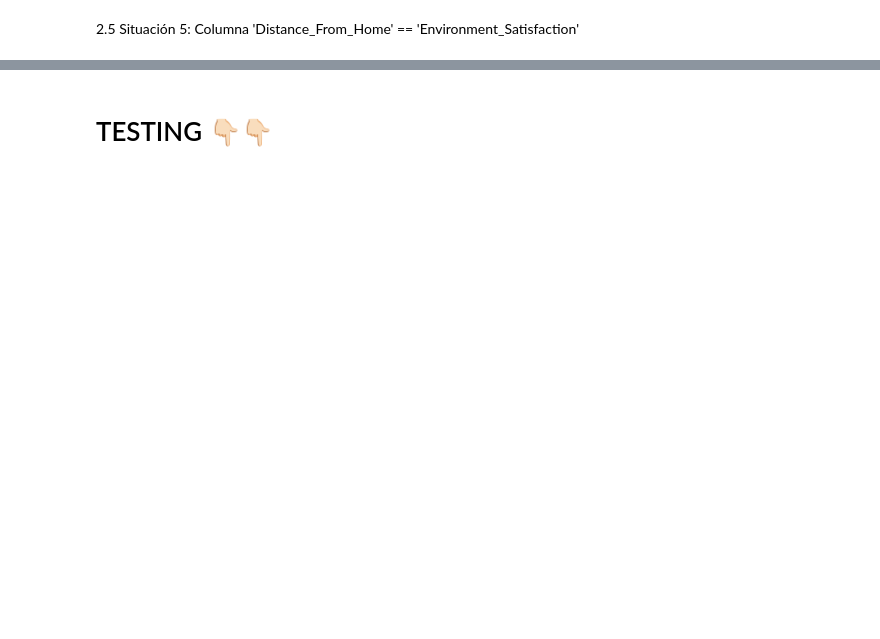
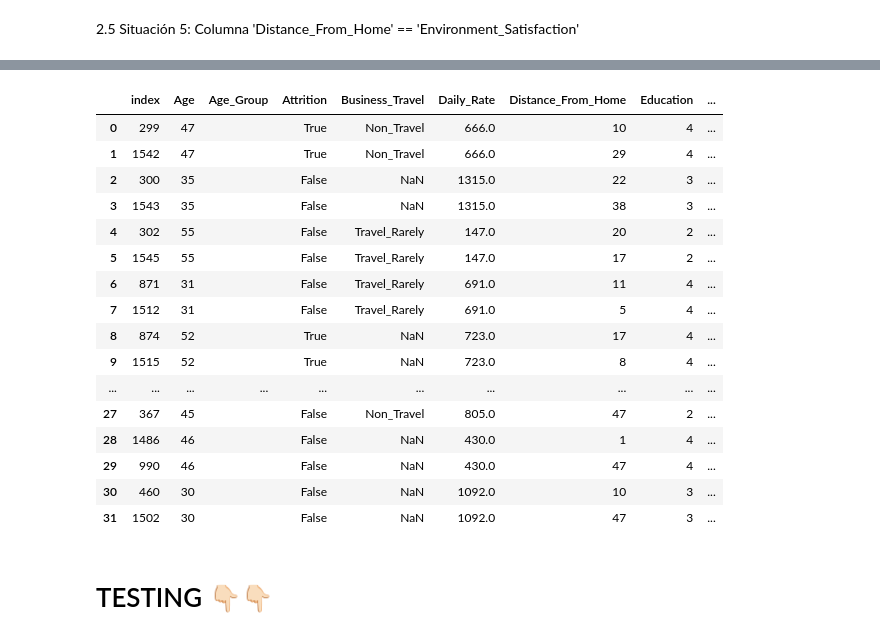
Before and after one commit to nuriancg/project-da-promo-H-module-3-team-1, a Jupyter notebook: Fase2_Nuria.ipynb, the cells around one changed output, grey strips where cells are left out. Saved outputs shown, nothing was run; the diff lists cells and outputs as text; code cells hidden in the pictures; blank space fills up the shorter version.

```diff
--- a/Fase2_Nuria.ipynb
+++ b/Fase2_Nuria.ipynb
@@ -331,0 +362,4 @@ df[df['Employee_Number'].isin(df['Employee_Number'][df['Employee_Number'].duplic
+# %%
+df_duplicados3 = df_duplicados2[df_duplicados2['Hourly_Rate']==99999]
+df_duplicados4 =df_duplicados3.loc[df_duplicados3['Employee_Number']!=99999,:]
+df_duplicados4
@@ -332 +376,6 @@ df[df['Employee_Number'].isin(df['Employee_Number'][df['Employee_Number'].duplic
+# %%
+lista_index_situacion_4= df_duplicados4['index'].tolist()
+# %%
+for employee in lista_index_situacion_4:
+    df.drop(employee,axis=0,inplace=True)
 # %%
@@ -350,2 +385,6 @@ Name: Employee_Number, Length: 1496, dtype: bool
 # %% [markdown]
 2.5 Situación 5: Columna 'Distance_From_Home' == 'Environment_Satisfaction'
+# %%
+df_duplicados_s5_1 = df[df['Employee_Number'].isin(df['Employee_Number'][df['Employee_Number'].duplicated() ])].sort_values('Employee_Number')
+df_duplicados_s5_1.reset_index(inplace=True)
+df_duplicados_s5_1
@@ -352,2 +405,24 @@ Name: Employee_Number, Length: 1496, dtype: bool
+# %%
+df_duplicados_s5_2 = df_duplicados_s5_1[df_duplicados_s5_1['Distance_From_Home']==df_duplicados_s5_1['Environment_Satisfaction']]
+df_duplicados_s5_3 = df_duplicados_s5_1.loc[df_duplicados_s5_1['Employee_Number']!=99999,:]
+df_duplicados_s5_3
+# %% [output]
+|  | index | Age | Age_Group | Attrition | Business_Travel | Daily_Rate | Distance_From_Home | Education | ... |
+| 0 | 299 | 47 |  | True | Non_Travel | 666.0 | 10 | 4 | ... |
+| 1 | 1542 | 47 |  | True | Non_Travel | 666.0 | 29 | 4 | ... |
+| 2 | 300 | 35 |  | False | NaN | 1315.0 | 22 | 3 | ... |
+| 3 | 1543 | 35 |  | False | NaN | 1315.0 | 38 | 3 | ... |
+| 4 | 302 | 55 |  | False | Travel_Rarely | 147.0 | 20 | 2 | ... |
+| 5 | 1545 | 55 |  | False | Travel_Rarely | 147.0 | 17 | 2 | ... |
+| 6 | 871 | 31 |  | False | Travel_Rarely | 691.0 | 11 | 4 | ... |
+| 7 | 1512 | 31 |  | False | Travel_Rarely | 691.0 | 5 | 4 | ... |
+| 8 | 874 | 52 |  | True | NaN | 723.0 | 17 | 4 | ... |
+| 9 | 1515 | 52 |  | True | NaN | 723.0 | 8 | 4 | ... |
+| ... | ... | ... | ... | ... | ... | ... | ... | ... | ... |
+| 27 | 367 | 45 |  | False | Non_Travel | 805.0 | 47 | 2 | ... |
+| 28 | 1486 | 46 |  | False | NaN | 430.0 | 1 | 4 | ... |
+| 29 | 990 | 46 |  | False | NaN | 430.0 | 47 | 4 | ... |
+| 30 | 460 | 30 |  | False | NaN | 1092.0 | 10 | 3 | ... |
+| 31 | 1502 | 30 |  | False | NaN | 1092.0 | 47 | 3 | ... |
 # %% [markdown]
 # TESTING 👇🏻👇🏻
```
Also changed, not shown: parts of 9 cells of this notebook.
